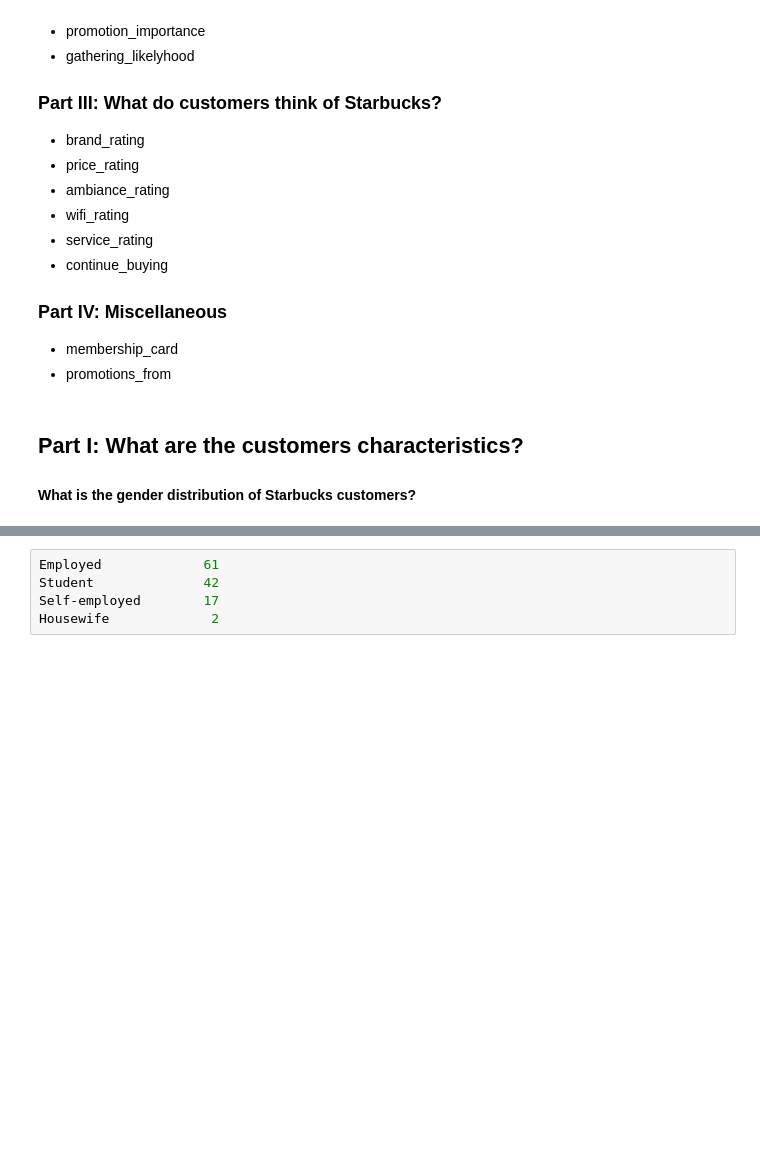
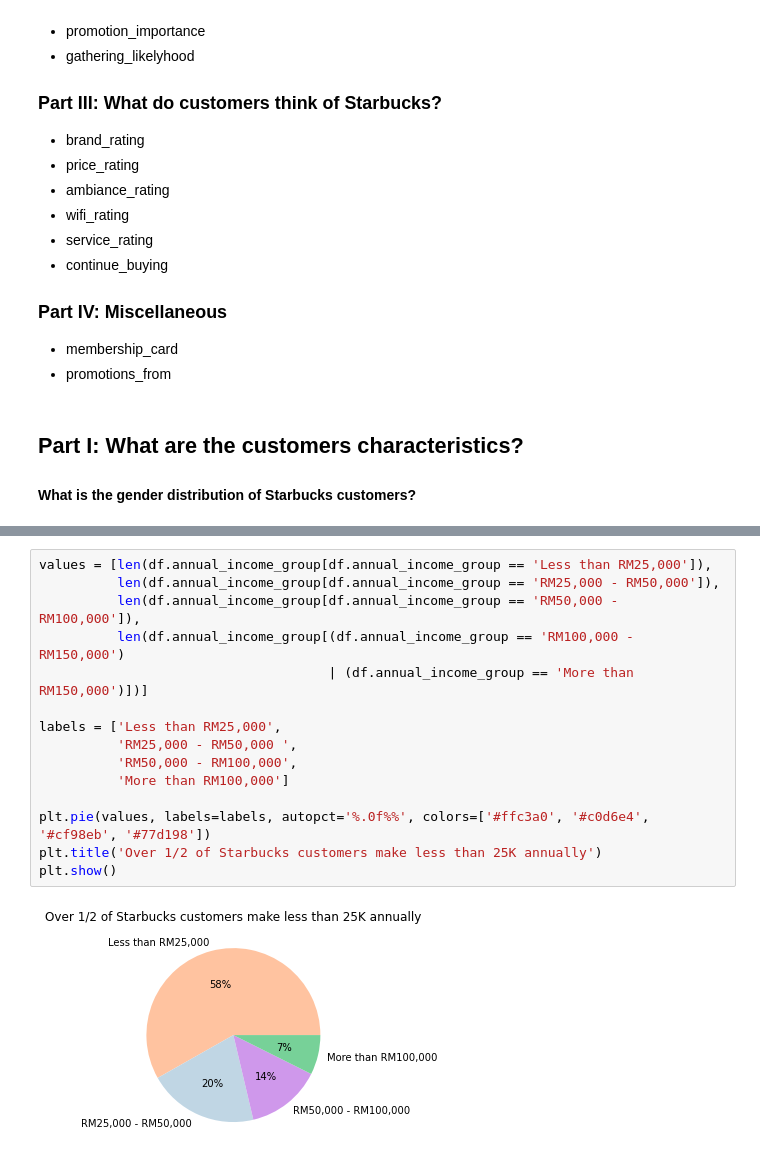
Before and after one commit to Johndsalas/Starbucks_Customer_Profiles, a Jupyter notebook: main.ipynb, the cells around one changed output, grey strips where cells are left out. Cells and saved outputs as stored; diff of their text form; blank space fills up the shorter version.

```diff
--- a/main.ipynb
+++ b/main.ipynb
@@ -146,5 +121,17 @@ dtype: int64
-# %%
-Employed             61
-Student              42
-Self-employed        17
-Housewife             2
+# %%
+values = [len(df.annual_income_group[df.annual_income_group == 'Less than RM25,000']),
+          len(df.annual_income_group[df.annual_income_group == 'RM25,000 - RM50,000']),
+          len(df.annual_income_group[df.annual_income_group == 'RM50,000 - RM100,000']),
+          len(df.annual_income_group[(df.annual_income_group == 'RM100,000 - RM150,000')
+                                     | (df.annual_income_group == 'More than RM150,000')])]
+
+labels = ['Less than RM25,000',
+          'RM25,000 - RM50,000 ',
+          'RM50,000 - RM100,000',
+          'More than RM100,000']
+
+plt.pie(values, labels=labels, autopct='%.0f%%', colors=['#ffc3a0', '#c0d6e4', '#cf98eb', '#77d198'])
+plt.title('Over 1/2 of Starbucks customers make less than 25K annually')
+plt.show()
+# %% [output]
+[figure, added]
```
Also changed, not shown: parts of 9 cells of this notebook, 1 other file.
